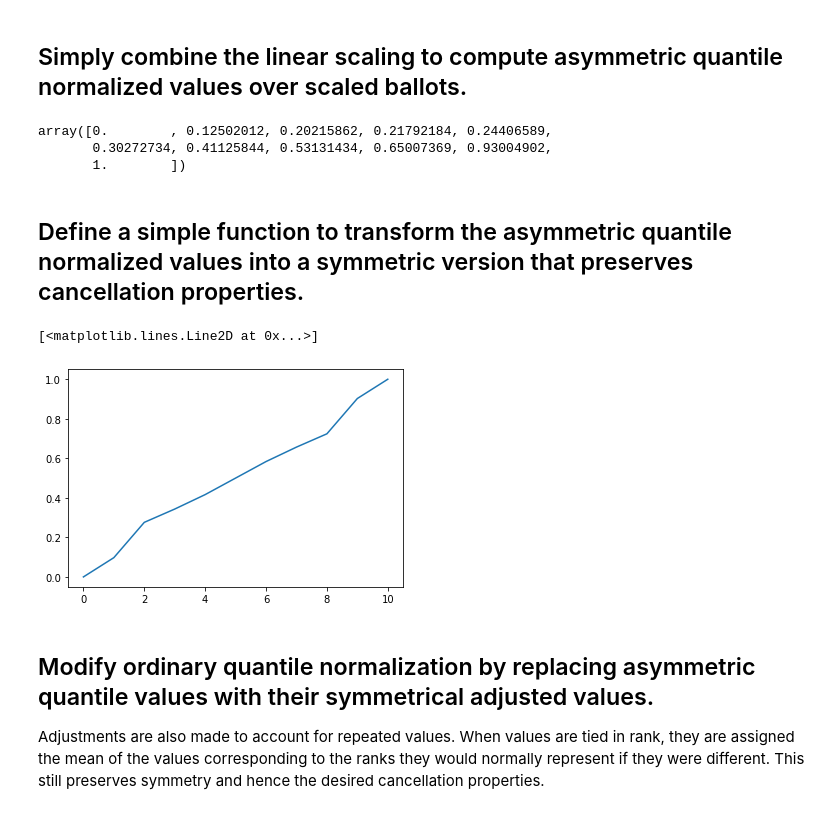
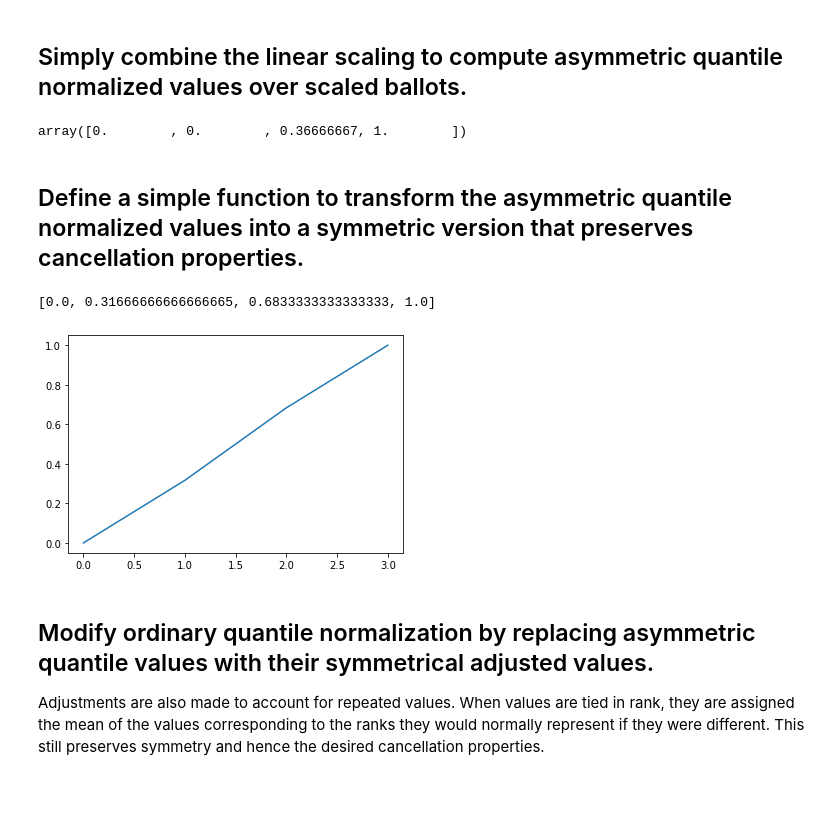
Before and after one commit to cfrankston728/symmetric_quantile-normalized_score, a Jupyter notebook: voting_explorer.ipynb, the cells around one changed output. Saved outputs shown, nothing was run; the diff lists cells and outputs as text; code cells hidden in the pictures.

Commit message:
Condorcet winner selected

```diff
--- a/voting_explorer.ipynb
+++ b/voting_explorer.ipynb
@@ -14,15 +14,26 @@ This can also be loaded in from a .csv file.
 
 Each row is a voter, each column is a candidate.
 # %%
-score_ballot_dictionary = {
+""" score_ballot_dictionary = {
     'EVELYN': [33, 13, 71, 32, 25, 27, 27, 32, 56, 77, 44, 20],
     'FRANK': [42, 84, 50, 81, 43, 28, 97, 59, 2, 59, 99, 85],
     'GEORGIA': [13, 94, 2, 87, 94, 96, 27, 19, 23, 66, 50, 21],
     'HAROLD': [0, 104, 2, 2, 0, 3, 8, 7, 100, 5, 8, 9]
+} """
+
+# In this example, the first column represents a Condorcet winner, but they will lose to the second column candidate under standard score voting.
+score_ballot_dictionary = {
+    'EVELYN':   [1, 0,  0, 10],
+    'FRANK':    [1, 10, 0,  0],
+    'GEORGIA':  [10, 9, 0,  0],
+    'HAROLD':   [10, 9, 0,  0],
+    'ISABEL':   [1, 10, 0,  0],
+    'JACK':     [1, 0,  0, 10],
 }
+# symmetric quantile-normalization, in contrast, will naturally select the Condorcet winner.
 
 score_ballot_df = pd.DataFrame(score_ballot_dictionary).T
-score_ballot_df = score_ballot_df.drop(10, axis=1)
+#score_ballot_df = score_ballot_df.drop(10, axis=1)
 score_ballot_df.columns = range(len(score_ballot_df.columns))
 score_ballot_df
 # %% [output]
@@ -135,25 +140,25 @@ def get_quantile_normalized_scaled_values(score_ballot_df, min=0, max=1):
 
 get_quantile_normalized_scaled_values(score_ballot_df)
 # %% [output]
-array([0.        , 0.12502012, 0.20215862, 0.21792184, 0.24406589,
-       0.30272734, 0.41125844, 0.53131434, 0.65007369, 0.93004902,
-       1.        ])
+array([0.        , 0.        , 0.36666667, 1.        ])
 # %% [markdown]
 ## Define a simple function to transform the asymmetric quantile normalized values into a symmetric version that preserves cancellation properties.
 # %%
 def get_symmetric_scaled_quantile_normalized_values(score_ballot_df, min=0, max=1):
     scaled_quantile_normalized_values = get_quantile_normalized_scaled_values(score_ballot_df, min, max)
 
     num_values = len(scaled_quantile_normalized_values)
 
     symmetric_scaled_quantile_normalized_values = [(scaled_quantile_normalized_values[k] + (max-scaled_quantile_normalized_values[(num_values -1) - k]))/2 for k in range(num_values)]
 
     return symmetric_scaled_quantile_normalized_values
 
-plt.plot(get_symmetric_scaled_quantile_normalized_values(score_ballot_df))
+symmetric_scaled_quantile_normalized_values=get_symmetric_scaled_quantile_normalized_values(score_ballot_df)
+plt.plot(symmetric_scaled_quantile_normalized_values)
+print(symmetric_scaled_quantile_normalized_values)
 # %% [output]
-[<matplotlib.lines.Line2D at 0x...>]
+[0.0, 0.31666666666666665, 0.6833333333333333, 1.0]
-[figure, old version]
+[figure, new version]
 # %% [markdown]
 ## Modify ordinary quantile normalization by replacing asymmetric quantile values with their symmetrical adjusted values.
 
```
Also changed, not shown: parts of 11 cells of this notebook.
